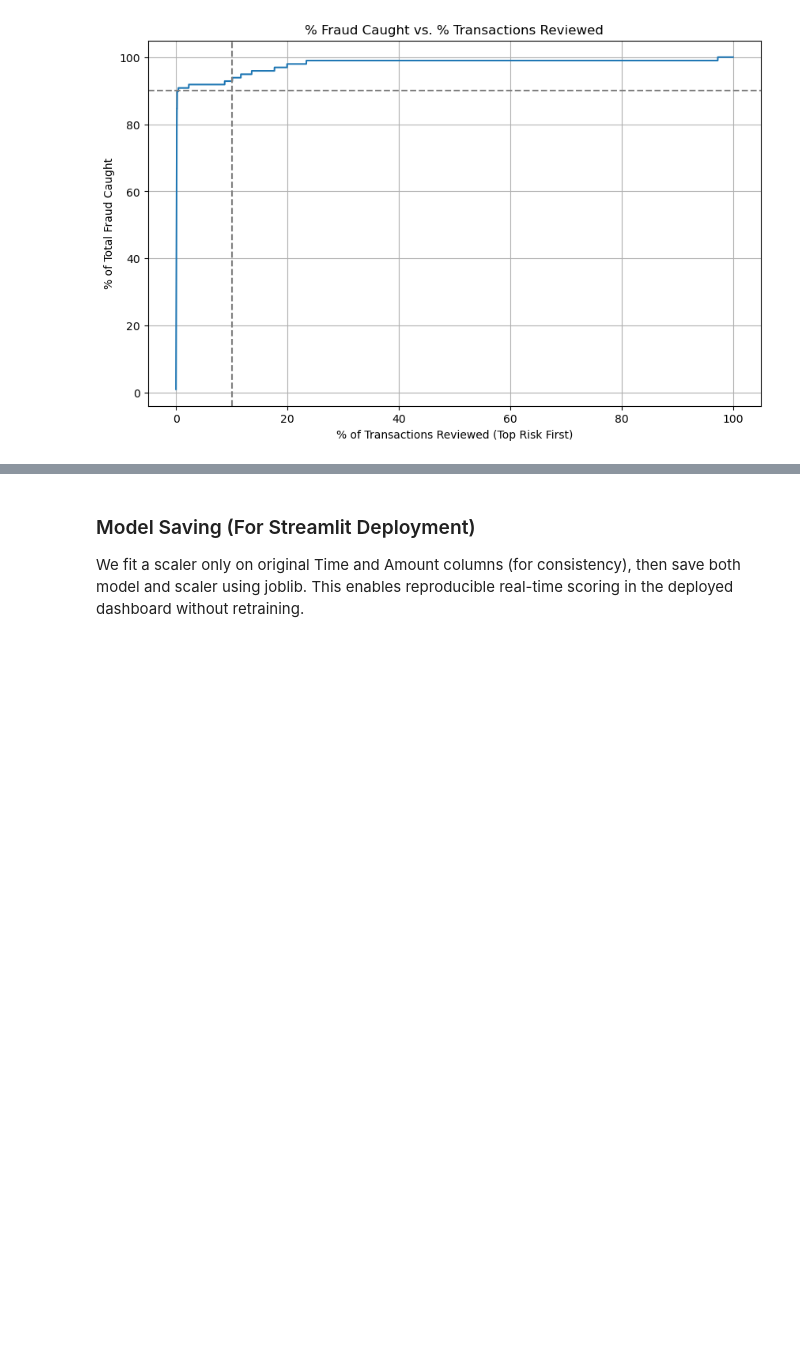
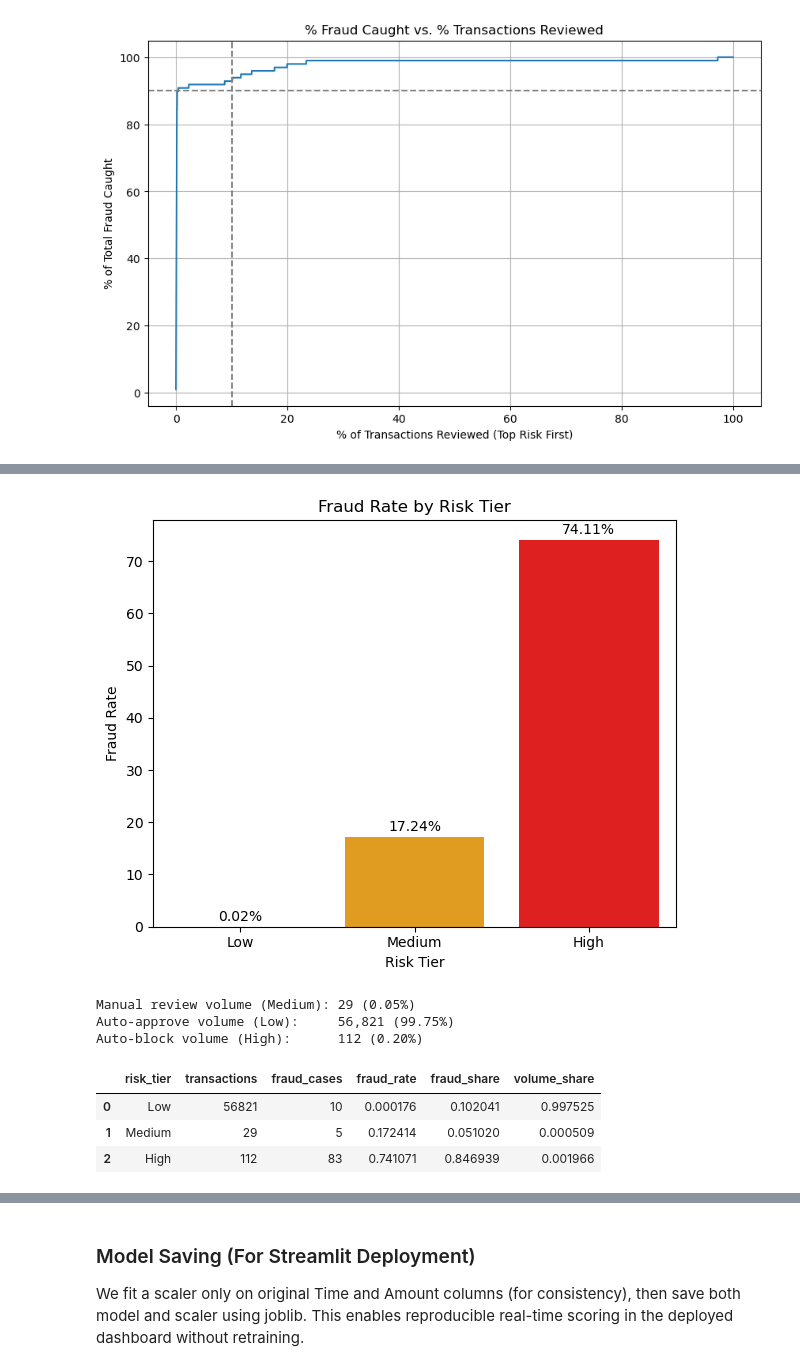
Before and after one commit to s3achan/credit-card-fraud-revenue-optimization, a Jupyter notebook: CCFraudDetection_RevOptimization.ipynb, the cells around one changed output, grey strips where cells are left out. Drawn from its saved outputs; the diff is of its cells as text; code cells hidden in the pictures; blank space fills up the shorter version.

```diff
--- a/CCFraudDetection_RevOptimization.ipynb
+++ b/CCFraudDetection_RevOptimization.ipynb
@@ -552,0 +604,26 @@ plt.show()
+# %%
+amounts = df.loc[X_test.index, "Amount"].to_numpy()
+risk_df = pd.DataFrame({"prob": np.asarray(y_prob),"actual": np.asarray(y_test),"amount": amounts})
+# %%
+# Risk tiers: Low (0-0.3), Medium (0.3-0.7), High (>0.7)
+risk_df["risk_tier"] = pd.cut(risk_df["prob"],bins=[0, 0.3, 0.7, 1.0], labels=["Low", "Medium", "High"],include_lowest=True)
+# Operational action mapping (optional)
+action_map = {"Low": "Auto-approve", "Medium": "Manual review", "High": "Auto-block"}
+risk_df["action"] = risk_df["risk_tier"].map(action_map)
+# %%
+tier_summary = (
+    risk_df
+    .groupby("risk_tier", observed=True)
+    .agg(
+        transactions=("actual", "count"),fraud_cases=("actual", "sum"),
+        fraud_amount=("amount", lambda s: s[risk_df.loc[s.index, "actual"].values == 1].sum()),
+        total_amount=("amount", "sum"),avg_prob=("prob", "mean")
+    ).reset_index())
+
+tier_summary["fraud_rate"] = tier_summary["fraud_cases"] / tier_summary["transactions"]
+tier_summary["volume_share"] = tier_summary["transactions"] / len(risk_df)
+
+total_fraud = risk_df["actual"].sum()
+tier_summary["fraud_share"] = tier_summary["fraud_cases"] / (total_fraud if total_fraud else 1)
+
+tier_summary
@@ -552,0 +635,35 @@ plt.show()
+# %%
+tier_summary["fraud_rate_pct"] = tier_summary["fraud_rate"] * 100
+palette = {"Low": "green", "Medium": "orange", "High": "red"}
+plt.figure(figsize=(6,5))
+ax = sns.barplot(data=tier_summary, x="risk_tier", y="fraud_rate_pct", palette=palette)
+for container in ax.containers:
+    ax.bar_label(container, fmt="%.2f%%", padding=2)
+plt.title("Fraud Rate by Risk Tier")
+plt.xlabel("Risk Tier")
+plt.ylabel("Fraud Rate")
+plt.tight_layout()
+plt.show()
+# %% [output]
+[figure, added]
+# %%
+manual_review_volume = (risk_df["risk_tier"] == "Medium").sum()
+manual_review_rate = manual_review_volume / len(risk_df)
+
+auto_approve = (risk_df["risk_tier"] == "Low").sum()
+auto_block = (risk_df["risk_tier"] == "High").sum()
+
+print(f"Manual review volume (Medium): {manual_review_volume:,} ({manual_review_rate:.2%})")
+print(f"Auto-approve volume (Low):     {auto_approve:,} ({auto_approve/len(risk_df):.2%})")
+print(f"Auto-block volume (High):      {auto_block:,} ({auto_block/len(risk_df):.2%})")
+# %% [output]
+Manual review volume (Medium): 29 (0.05%)
+Auto-approve volume (Low):     56,821 (99.75%)
+Auto-block volume (High):      112 (0.20%)
+# %%
+tier_summary[["risk_tier","transactions","fraud_cases","fraud_rate","fraud_share","volume_share"]]
+# %% [output]
+|  | risk_tier | transactions | fraud_cases | fraud_rate | fraud_share | volume_share |
+| 0 | Low | 56821 | 10 | 0.000176 | 0.102041 | 0.997525 |
+| 1 | Medium | 29 | 5 | 0.172414 | 0.051020 | 0.000509 |
+| 2 | High | 112 | 83 | 0.741071 | 0.846939 | 0.001966 |
```
Also changed, not shown: parts of 64 cells of this notebook, 6 other files.
